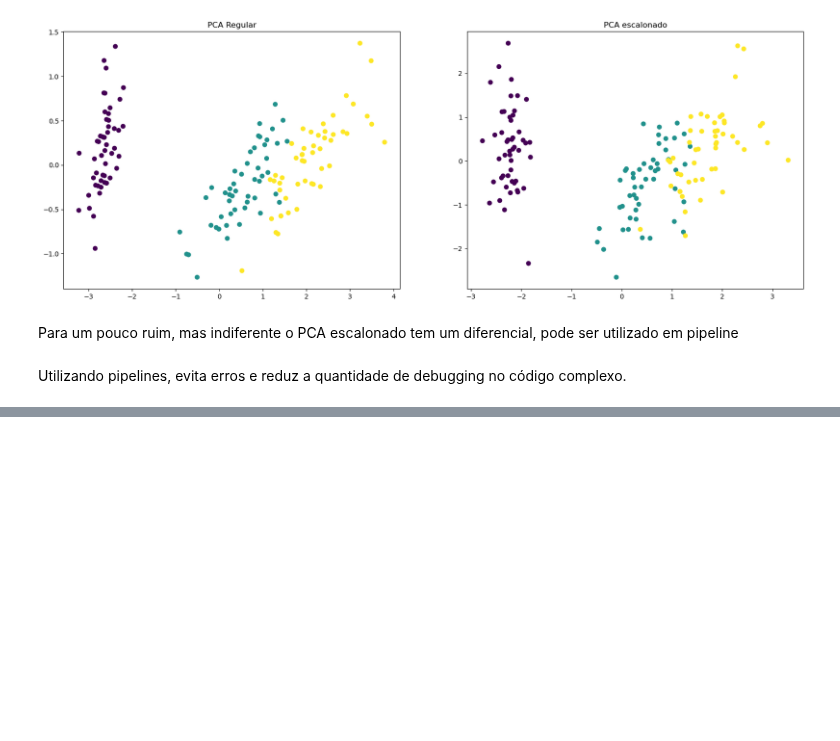
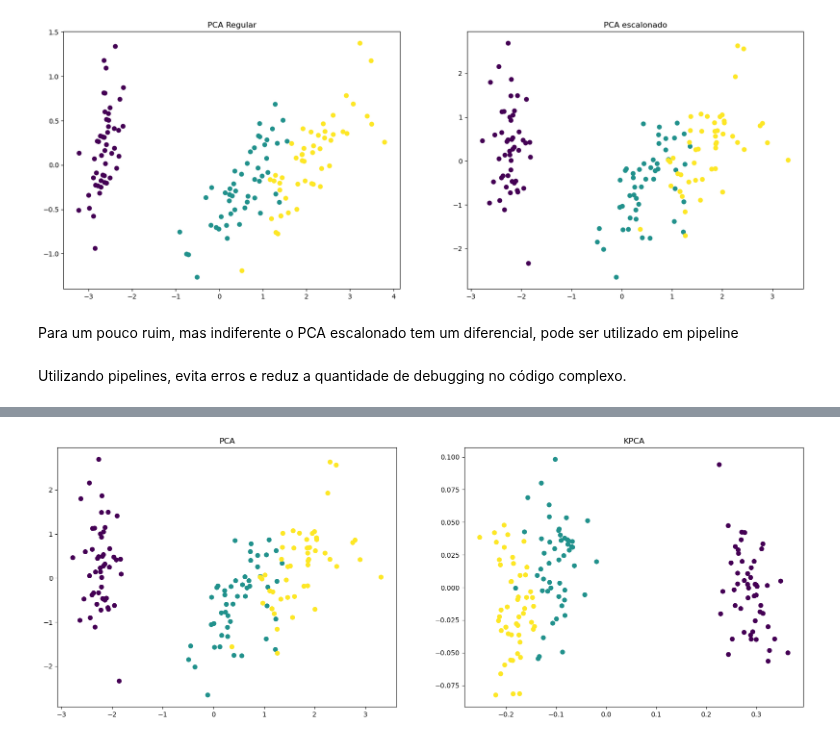
Before and after one commit to samirsaravia/AL-Calc, a Jupyter notebook: ML/scikit-learn/scikit_5.ipynb, the cells around one changed output, grey strips where cells are left out. Drawn from its saved outputs; the diff is of its cells as text; code cells hidden in the pictures; blank space fills up the shorter version.

```diff
--- a/ML/scikit-learn/scikit_5.ipynb
+++ b/ML/scikit-learn/scikit_5.ipynb
@@ -137,0 +184,4 @@ Utilizando pipelines, evita erros e reduz a quantidade de debugging no código c
+# %%
+from sklearn import datasets, decomposition
+iris = datasets.load_iris()
+iris_X = iris.data
@@ -137,0 +196,17 @@ Utilizando pipelines, evita erros e reduz a quantidade de debugging no código c
+# %%
+kpca =  decomposition.KernelPCA(kernel="cosine", n_components=2)
+# %%
+iris_X_prime = kpca.fit_transform(iris_X)
+# %%
+# gráfico
+fig = plt.figure(figsize=(20,7))
+ax = fig.add_subplot(121)
+ax.scatter(iris_X_scaled[:,0], iris_X_scaled[:,1], c=y, s=40)
+ax.set_title("PCA")
+
+ax2 = fig.add_subplot(122)
+ax2.scatter(iris_X_prime[:,0], iris_X_prime[:,1], c=y, s=40)
+ax2.set_title("KPCA")
+plt.show()
+# %% [output]
+[figure, added]
```
Also changed, not shown: parts of 33 cells of this notebook.
